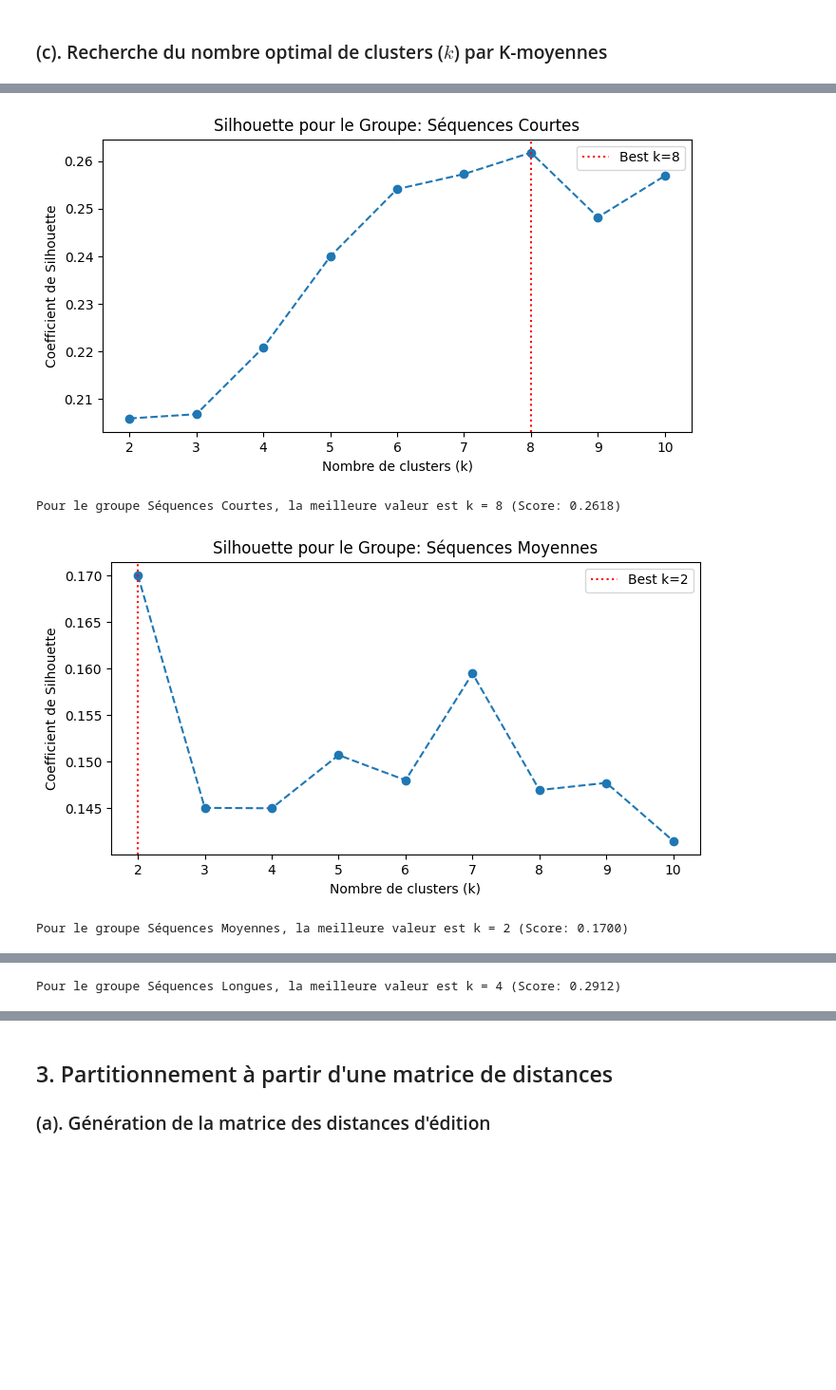
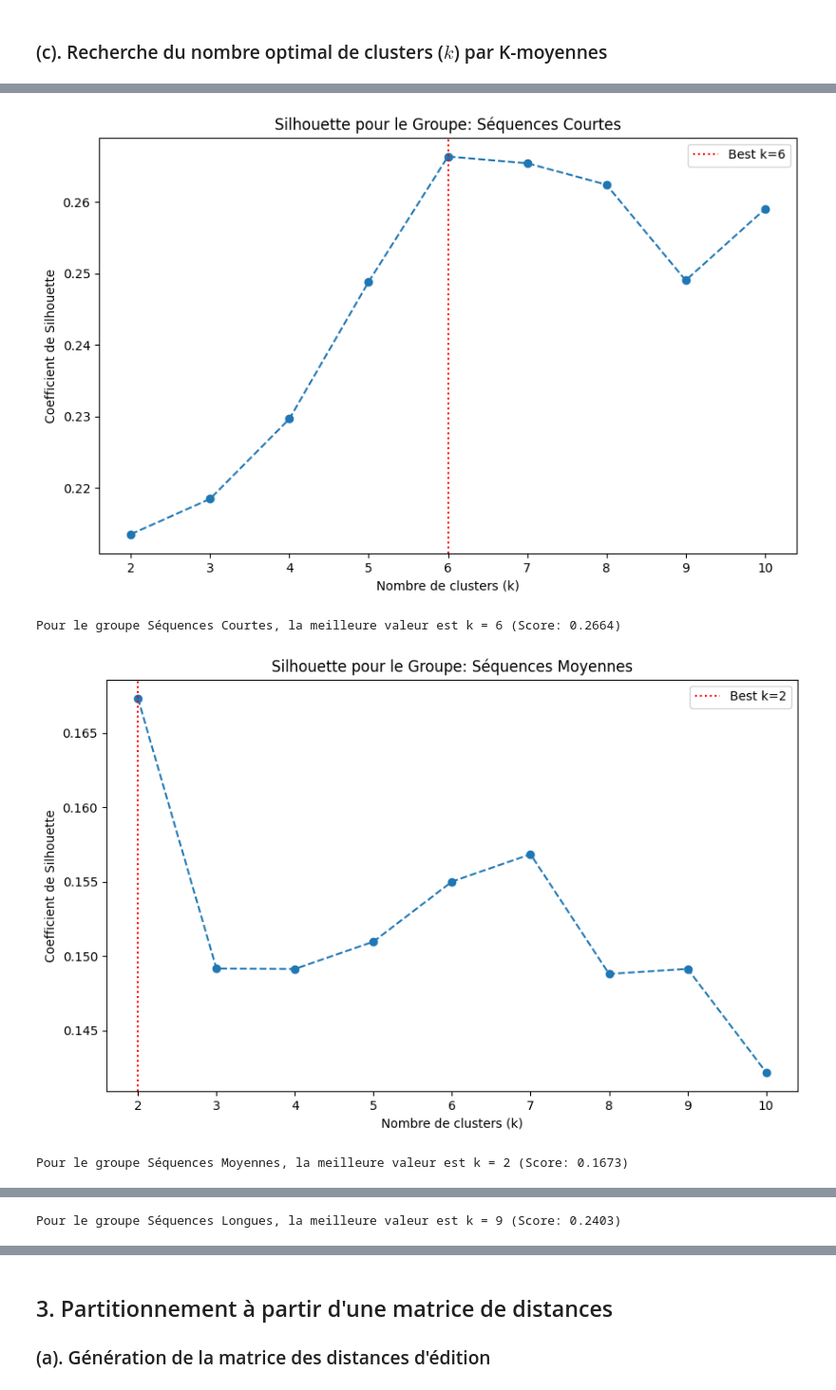
Before and after one commit to NtoDeath/Forage_de_donnees, a Jupyter notebook: TP3_Fonctions_descriptives/tp3.ipynb, the cells around one changed output, grey strips where cells are left out. Shown at 95% size. Drawn from its saved outputs; the diff is of its cells as text; code cells hidden in the pictures; blank space fills up the shorter version.

```diff
--- a/TP3_Fonctions_descriptives/tp3.ipynb
+++ b/TP3_Fonctions_descriptives/tp3.ipynb
@@ -138,7 +102,7 @@ Voici le code pour générer ces matrices pour chacun de vos trois groupes :
 # %%
 from sklearn.feature_extraction.text import CountVectorizer
+from sklearn.preprocessing import normalize
 import itertools
-import pandas as pd
 
 def extraire_kmers(df_groupe):
     """
@@ -152,30 +116,25 @@ def extraire_kmers(df_groupe):
         combinaisons = [''.join(p) for p in itertools.product(alphabet, repeat=k)]
         vocabulaire_complet.extend(combinaisons)
 
-    # Initialisation du CountVectorizer
-    # analyzer='char' permet de regarder les suites de caractères
-    # ngram_range=(2, 4) extrait les séquences de 2, 3 et 4 lettres
     vectorizer = CountVectorizer(analyzer='char',
                                  ngram_range=(2, 4),
                                  lowercase=False, # Ne pas convertir en minuscules
                                  vocabulary=vocabulaire_complet)
 
-    # Transformation des séquences en matrice de fréquences (comptes)
-    X = vectorizer.fit_transform(df_groupe['sequence'])
+    X_counts = vectorizer.fit_transform(df_groupe['sequence'])
+    X_freqs = normalize(X_counts, norm='l1', axis=1)
 
-    # Conversion en DataFrame pour faciliter les manipulations suivantes
-    df_vectorise = pd.DataFrame(X.toarray(),
+    df_vectorise = pd.DataFrame(X_freqs.toarray(),
                                 columns=vectorizer.get_feature_names_out(),
                                 index=df_groupe.index)
 
     return df_vectorise
 
-# Application de la fonction à vos 3 groupes définis à la Partie 1
 X_court = extraire_kmers(g_court)
 X_moyen = extraire_kmers(g_moyen)
 X_long = extraire_kmers(g_long)
 
-print(f"Dimensions de la matrice 'Court' : {X_court.shape}") # Devrait être (nb_sequences, 336)
+print(f"Dimensions de la matrice 'Court' : {X_court.shape}")
 # %% [output]
 Dimensions de la matrice 'Court' : (307, 336)
 # %% [markdown]
@@ -233,51 +188,44 @@ Le coefficient de Silhouette varie entre -1 et 1 :
 # %%
 from sklearn.cluster import KMeans
 from sklearn.metrics import silhouette_score
-import matplotlib.pyplot as plt
 
-def trouver_meilleur_k(X, nom_groupe, k_min=2, k_max=10):
+def trouver_meilleur_k(X_filtre, nom_groupe):
     """
     Teste plusieurs valeurs de k pour un groupe donné et retourne le meilleur k
     selon le score de Silhouette.
     """
     scores = []
-    meilleur_k = k_min
+    meilleur_k = 2
     meilleur_score = -1
-
-    plage_k = range(k_min, k_max + 1)
+    plage_k = range(2, 11)
 
     for k in plage_k:
-        # Initialisation de K-means
-        kmeans = KMeans(n_clusters=k, n_init=10, random_state=42)
-        labels = kmeans.fit_predict(X)
-
-        # Calcul du score de Silhouette
-        score = silhouette_score(X, labels)
+        model = KMeans(n_clusters=k, n_init=10, random_state=42)
+        labels = model.fit_predict(X_filtre)
+        score = silhouette_score(X_filtre, labels)
         scores.append(score)
 
         if score > meilleur_score:
             meilleur_score = score
             meilleur_k = k
 
-    # Visualisation des résultats
-    plt.figure(figsize=(8, 4))
+    plt.figure(figsize=(10, 6))
     plt.plot(plage_k, scores, marker='o', linestyle='--')
     plt.title(f'Silhouette pour le Groupe: {nom_groupe}')
     plt.xlabel('Nombre de clusters (k)')
     plt.ylabel('Coefficient de Silhouette')
     plt.axvline(x=meilleur_k, color='r', linestyle=':', label=f'Best k={meilleur_k}')
     plt.legend()
     plt.show()
 
     print(f"Pour le groupe {nom_groupe}, la meilleure valeur est k = {meilleur_k} (Score: {meilleur_score:.4f})")
     return meilleur_k
 
-# Exécution pour chaque groupe de la question 1 [cite: 20, 21]
 k_court = trouver_meilleur_k(X_court_filtre, "Séquences Courtes")
 k_moyen = trouver_meilleur_k(X_moyen_filtre, "Séquences Moyennes")
 k_long  = trouver_meilleur_k(X_long_filtre,  "Séquences Longues")
 # %% [output]
-[figure, old version]
+[figure, new version]
-Pour le groupe Séquences Courtes, la meilleure valeur est k = 8 (Score: 0.2618)
+Pour le groupe Séquences Courtes, la meilleure valeur est k = 6 (Score: 0.2664)
-[figure, old version]
+[figure, new version]
-Pour le groupe Séquences Moyennes, la meilleure valeur est k = 2 (Score: 0.1700)
+Pour le groupe Séquences Moyennes, la meilleure valeur est k = 2 (Score: 0.1673)
@@ -285 +233 @@ Pour le groupe Séquences Moyennes, la meilleure valeur est k = 2 (Score: 0.1700
-Pour le groupe Séquences Longues, la meilleure valeur est k = 4 (Score: 0.2912)
+Pour le groupe Séquences Longues, la meilleure valeur est k = 9 (Score: 0.2403)
```
Also changed, not shown: parts of 30 cells of this notebook, 1 other file.
